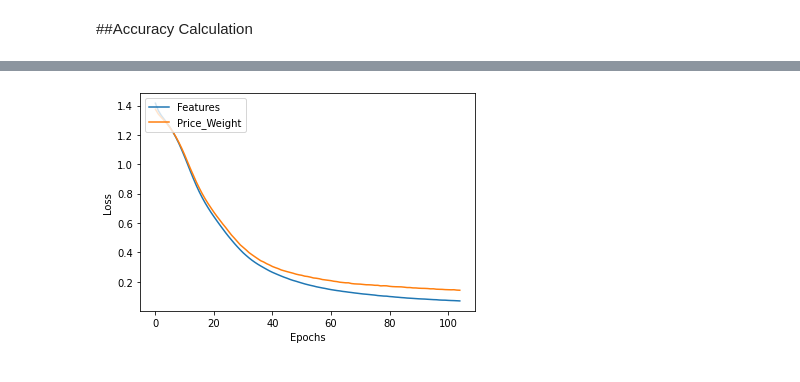
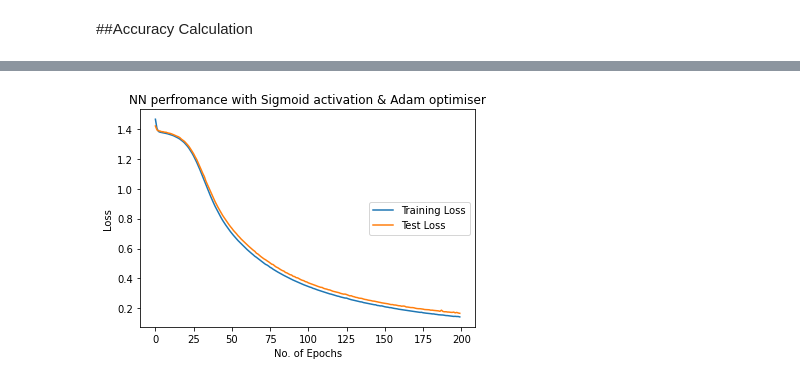
Before and after one commit to chiranjanroy/gr-limesdr, a Jupyter notebook: CS725_FML_Course_project.ipynb, the cells around one changed output, grey strips where cells are left out. Cells and saved outputs as stored; diff of their text form; code cells hidden in the pictures.

```diff
--- a/CS725_FML_Course_project.ipynb
+++ b/CS725_FML_Course_project.ipynb
@@ -534,12 +528,9 @@ y_extract = data_set.iloc [:, -1]
 # %% [markdown]
 ##Normalisation and scaling of data points
 # %%
-sc = StandardScaler()
+min_max = MinMaxScaler()
 x = x_extract.values
-print (x[1:])
+print (x[1, :])
 y = y_extract.values
-#x = sc.fit_transform(x)
+x = min_max.fit_transform(x)
 y = y.reshape(-1,1)
-print (y.shape)
-print (type (y))
-print (type (x))
@@ -562,10 +564,10 @@ print (y[1, :])
 # %%
-X_train, X_test, y_train, y_test = train_test_split(x, y, test_size=0.20, random_state=101)
+x_train, x_test, y_train, y_test = train_test_split(x, y, test_size=0.20, random_state=101)
 # %% [markdown]
 ##Model Hyper-Parameters
 # %%
 model = Sequential()
-model.add(Dense(40, activation='relu', input_dim = 20))
-model.add(Dense(20, activation='relu'))
+model.add(Dense(20, activation='sigmoid', input_dim = 20))
+model.add(Dense(10, activation='sigmoid'))
 model.add(Dense(4,  activation='softmax'))
 model.summary()
@@ -572,4 +590,4 @@ model.summary()
 # %%
 model.compile(loss='categorical_crossentropy',optimizer='Adam',metrics=['accuracy'])
 # %%
-history = model.fit(x_train, y_train, epochs=105, validation_data=(x_test, y_test), batch_size=64)
+callback_history = model.fit(x_train, y_train, epochs=200, validation_data=(x_test, y_test), batch_size=64)
@@ -605,9 +646,10 @@ plt.show()
 # %%
-plt.plot(history.history['loss'])
-plt.plot(history.history['val_loss'])
-plt.xlabel('Epochs')
+plt.plot(callback_history.history['loss'])
+plt.plot(callback_history.history['val_loss'])
+plt.xlabel('No. of Epochs')
 plt.ylabel('Loss')
-plt.legend(['Features','Price_Weight'],loc='upper left')
+plt.title ('NN perfromance with Sigmoid activation & Adam optimiser')
+plt.legend(['Training Loss','Test Loss'],loc='center right')
 plt.show()
 # %% [output]
-[figure, old version]
+[figure, new version]
```
Also changed, not shown: parts of 13 cells of this notebook.
